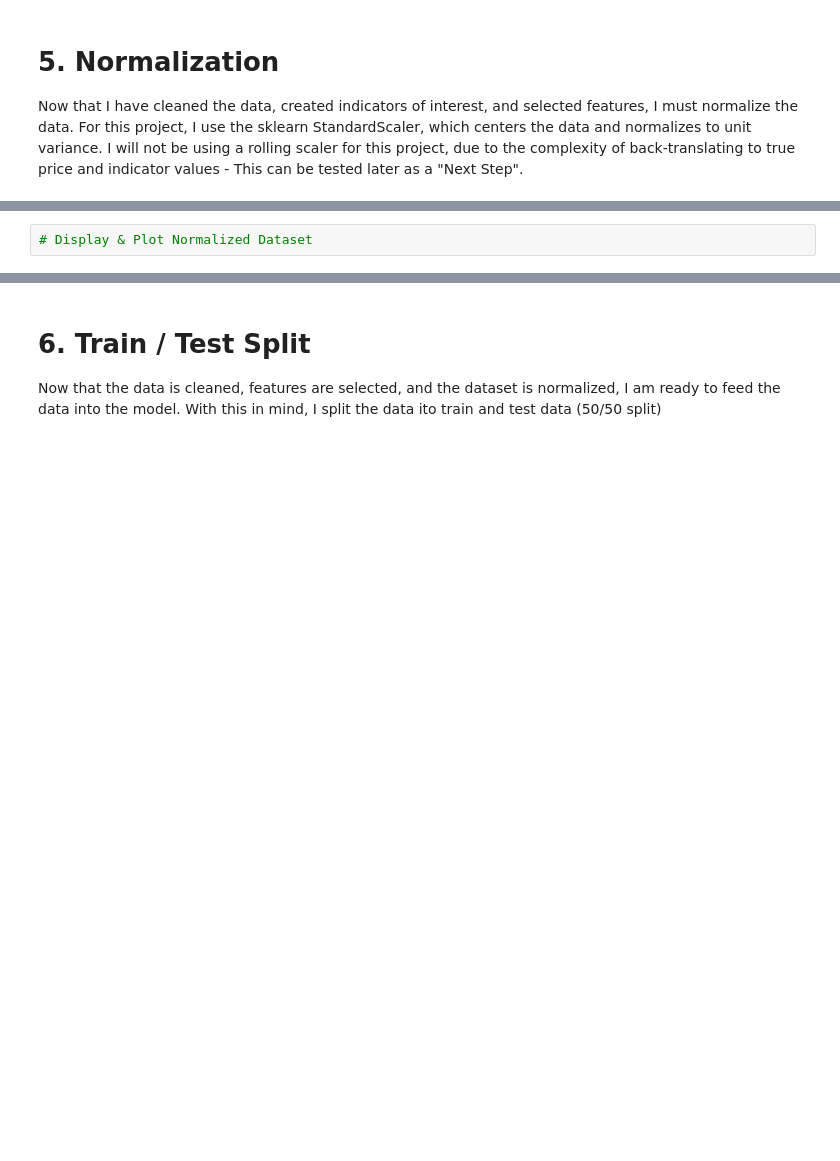
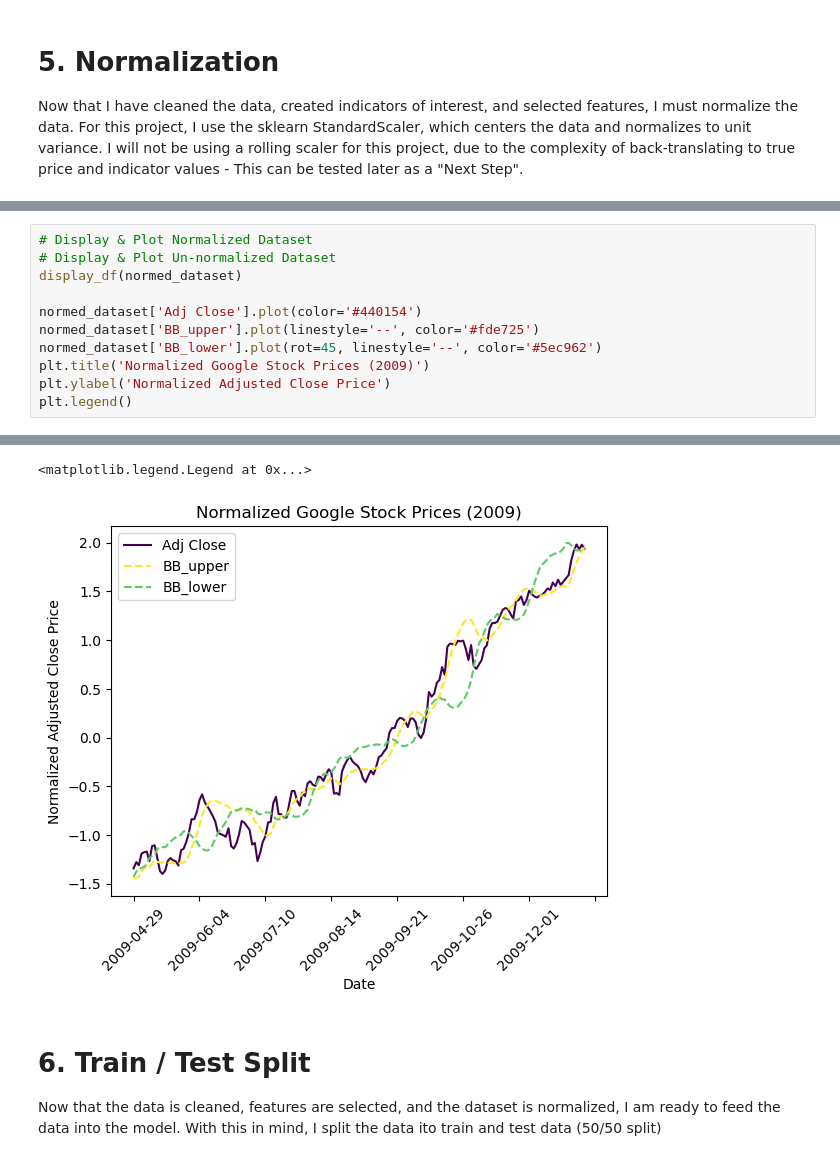
Before and after one commit to waynebar69/rl-dqn-trading-agent, a Jupyter notebook: notebooks/01_project_nb.ipynb, the cells around one changed output, grey strips where cells are left out. Saved outputs shown, nothing was run; the diff lists cells and outputs as text; blank space fills up the shorter version.

```diff
--- a/notebooks/01_project_nb.ipynb
+++ b/notebooks/01_project_nb.ipynb
@@ -180,2 +186,12 @@ for col in dataset.columns:
 # %%
 # Display & Plot Normalized Dataset
+# Display & Plot Un-normalized Dataset
+display_df(normed_dataset)
+
+normed_dataset['Adj Close'].plot(color='#440154')
+normed_dataset['BB_upper'].plot(linestyle='--', color='#fde725')
+normed_dataset['BB_lower'].plot(rot=45, linestyle='--', color='#5ec962')
+plt.title('Normalized Google Stock Prices (2009)')
+plt.ylabel('Normalized Adjusted Close Price')
+plt.legend()
+# %% [output]
@@ -182,3 +216,5 @@ for col in dataset.columns:
+<matplotlib.legend.Legend at 0x...>
+[figure, added]
 # %% [markdown]
 # 6. Train / Test Split
 Now that the data is cleaned, features are selected, and the dataset is normalized, I am ready to feed the data into the model. With this in mind, I split the data ito train and test data (50/50 split)
```
Also changed, not shown: parts of 8 cells of this notebook.
